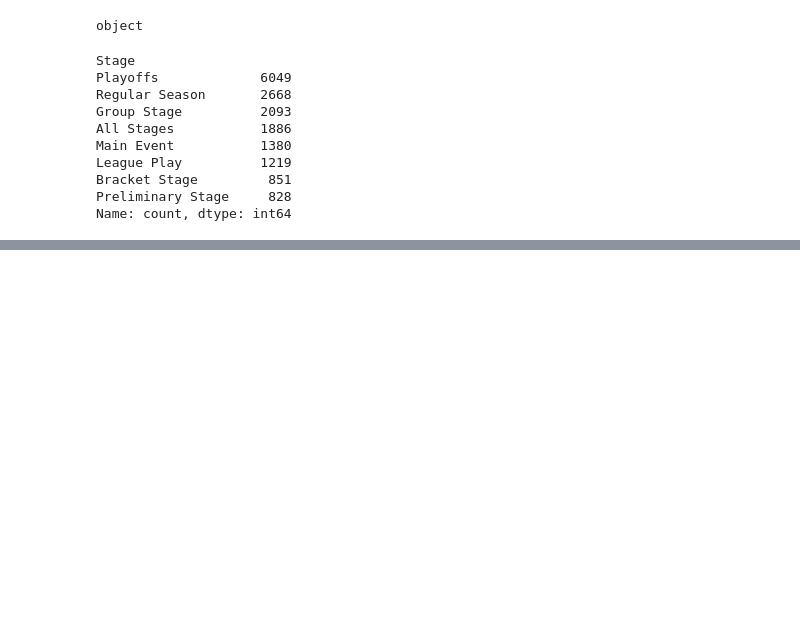
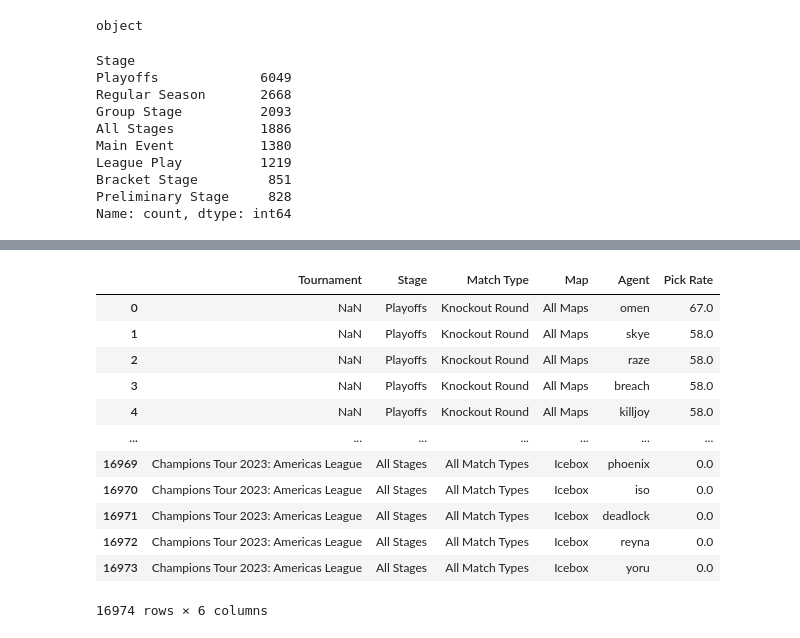
Before and after one commit to SoRaz049/DataAnalysisProjects, a Jupyter notebook: Valorant Tournament Analysis/vct_2023_analysis.ipynb, the cells around one changed output, grey strips where cells are left out. Saved outputs shown, nothing was run; the diff lists cells and outputs as text; code cells hidden in the pictures; blank space fills up the shorter version.

```diff
--- a/Valorant Tournament Analysis/vct_2023_analysis.ipynb
+++ b/Valorant Tournament Analysis/vct_2023_analysis.ipynb
@@ -70,0 +101,16 @@ AttributeError: module 'matplotlib.pyplot' has no attribute 'average_pick_playof
+# %%
+df_2023
+# %% [output]
+|  | Tournament | Stage | Match Type | Map | Agent | Pick Rate |
+| 0 | NaN | Playoffs | Knockout Round | All Maps | omen | 67.0 |
+| 1 | NaN | Playoffs | Knockout Round | All Maps | skye | 58.0 |
+| 2 | NaN | Playoffs | Knockout Round | All Maps | raze | 58.0 |
+| 3 | NaN | Playoffs | Knockout Round | All Maps | breach | 58.0 |
+| 4 | NaN | Playoffs | Knockout Round | All Maps | killjoy | 58.0 |
+| ... | ... | ... | ... | ... | ... | ... |
+| 16969 | Champions Tour 2023: Americas League | All Stages | All Match Types | Icebox | phoenix | 0.0 |
+| 16970 | Champions Tour 2023: Americas League | All Stages | All Match Types | Icebox | iso | 0.0 |
+| 16971 | Champions Tour 2023: Americas League | All Stages | All Match Types | Icebox | deadlock | 0.0 |
+| 16972 | Champions Tour 2023: Americas League | All Stages | All Match Types | Icebox | reyna | 0.0 |
+| 16973 | Champions Tour 2023: Americas League | All Stages | All Match Types | Icebox | yoru | 0.0 |
+16974 rows × 6 columns
```
Also changed, not shown: parts of 12 cells of this notebook.
